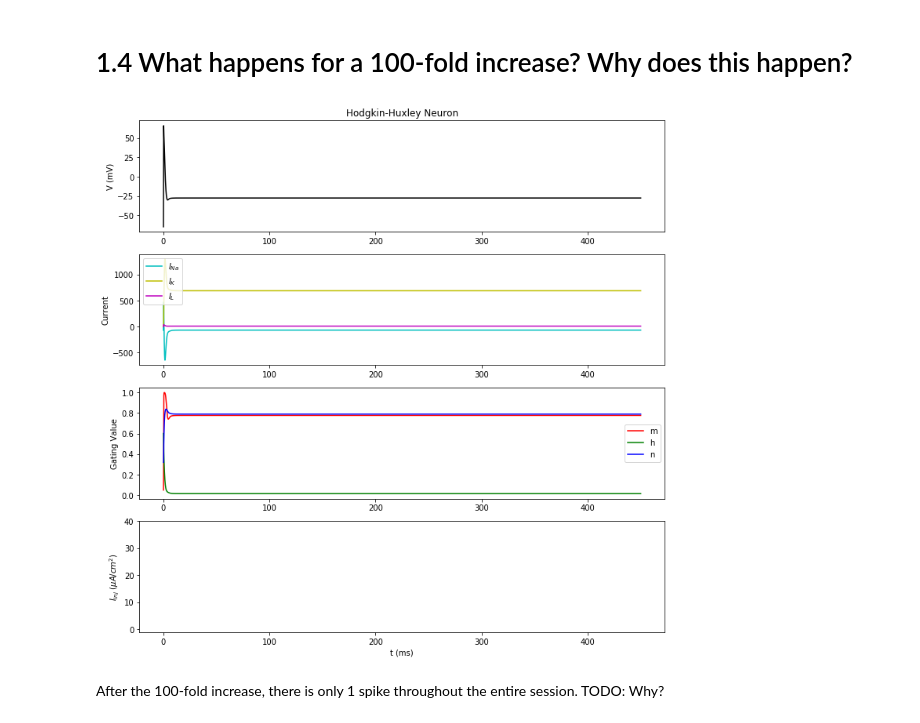
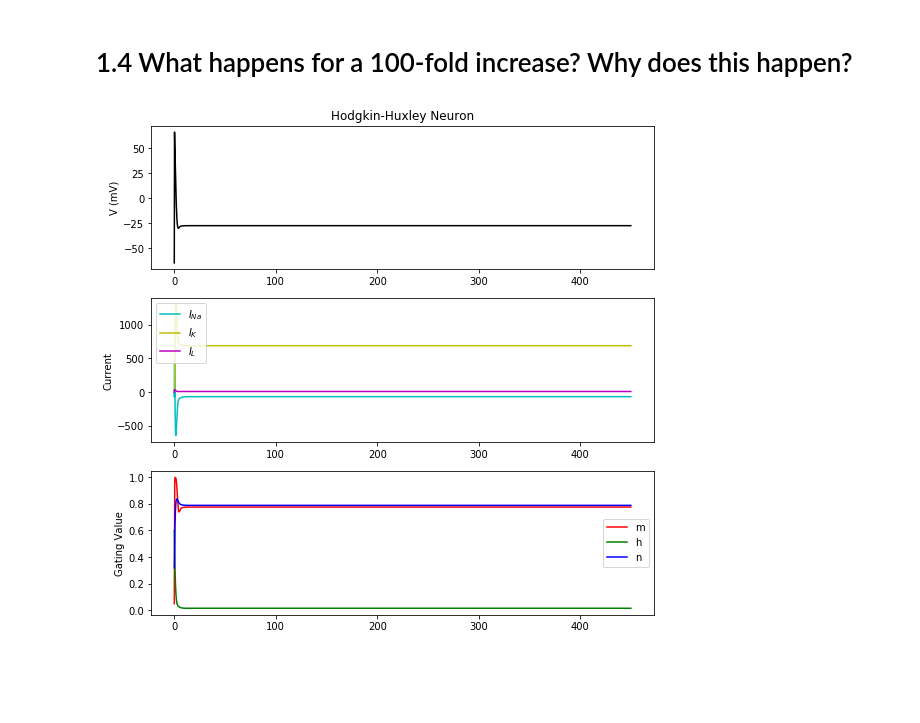
Before and after one commit to sjonany/hodgkin_huxley_exercises, a Jupyter notebook: exercise_1.ipynb, the cells around one changed output. Cells and saved outputs as stored; diff of their text form; code cells hidden in the pictures; blank space fills up the shorter version.

```diff
--- a/exercise_1.ipynb
+++ b/exercise_1.ipynb
@@ -56,9 +60,6 @@ Number of peaks = 57
 # %%
 model = HodgkinHuxley()
 model.I_inj = lambda t: 626.0
-model.gen_plots(["V", "I", "gate", "I_ext"])
+model.gen_plots(["V", "I", "gate"])
 # %% [output]
-[figure, old version]
+[figure, new version]
-# %% [markdown]
-After the 100-fold increase, there is only 1 spike throughout the entire session.
-TODO: Why?
```
Also changed, not shown: parts of 19 cells of this notebook, 1 other file.
